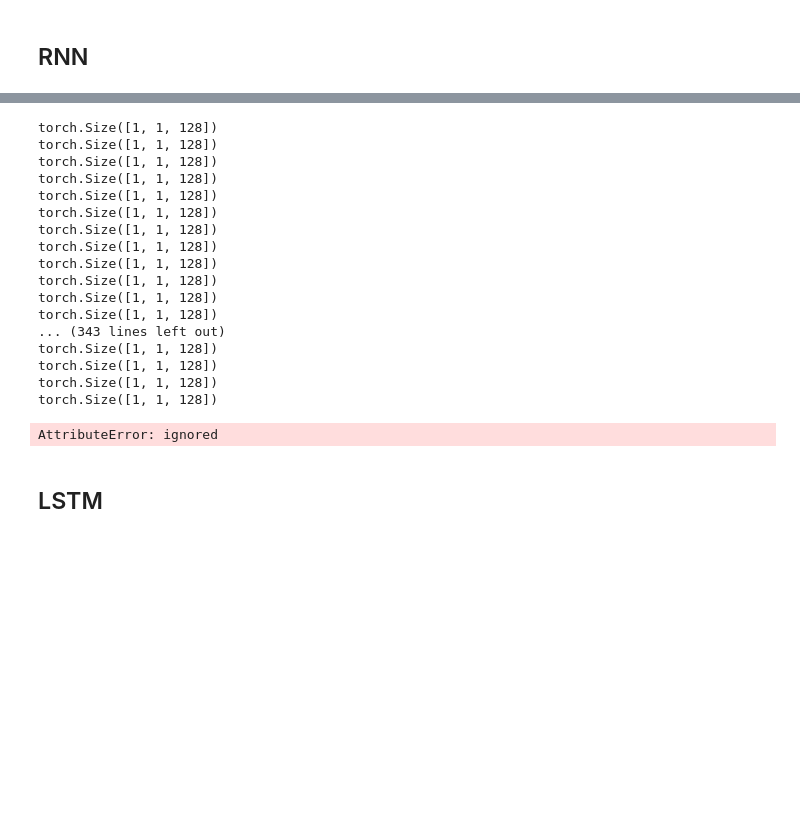
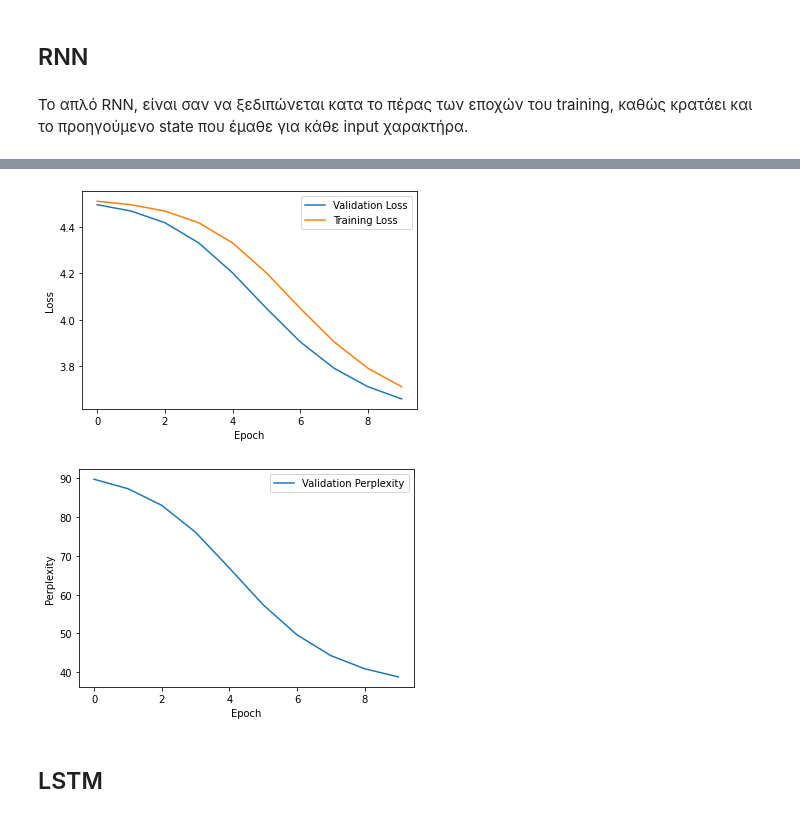
Before and after one commit to icsd13152/NLP_Exercises, a Jupyter notebook: NLP_Exe2.ipynb, the cells around one changed output, grey strips where cells are left out. Cells and saved outputs as stored; diff of their text form; code cells hidden in the pictures; blank space fills up the shorter version.

```diff
--- a/NLP_Exe2.ipynb
+++ b/NLP_Exe2.ipynb
@@ -1542,6 +1556,8 @@ Epoch 10 - Training loss 4.51447 - | Train. PPL:  91.329 | Val. PPL:  91.312
 Αξίζει να σημειωθεί εδω οτι έγινε, ένα μικρό parameter tuning, αλλά δεν υπήρξε χρόνος για περισσότερο. Ίσως σε κάποια μελλοντική δουλειά να μπορεί να γίνει.
 # %% [markdown]
 ## RNN
+# %% [markdown]
+Το απλό RNN, είναι σαν να ξεδιπώνεται κατα το πέρας των εποχών του training, καθώς κρατάει και το προηγούμενο state που έμαθε για κάθε input χαρακτήρα.
 # %%
 class NetRNN(nn.Module):
    def __init__(self,input_size,hidden_size,num_layers,output_size):
@@ -1580,13 +1596,13 @@ import matplotlib.pyplot as plt
 val_lossList = list()
 train_lossList = list()
 valPerplexityRNN = list()
-def evaluate(genereator,model,x_val,y_val,bz):
+def evaluate(genereator,model,lossFunc,x_val,y_val,bz):
     val_loss = 0
     with torch.no_grad():
         state = genereator.NetRNN.init_hidden(batch_size = bz)
         for c in range(genereator.chunk_len):
             output, state = genereator.NetRNN(x_val[:,c],state)
-            val_loss += genereator.lossFunc(output,y_val[:,c])
+            val_loss += lossFunc(output,y_val[:,c])
         val_loss = val_loss.item()/genereator.chunk_len
     return val_loss
 class Generator():
@@ -1660,7 +1676,7 @@ class Generator():
         # if epoch % self.print_every == 0:
         #     print(f'Train Loss: {train_loss}')
 
-        val_loss = evaluate(self,self.NetRNN, inputVal,targetVal,self.batch_size)
+        val_loss = evaluate(self,self.NetRNN, lossFunc,inputVal,targetVal,self.batch_size)
         ppl = math.exp(val_loss)
 
         if ppl <= ppl_min:
@@ -1679,13 +1695,13 @@ class Generator():
     self.showPerplexity(valPerplexityRNN)
 def generateText(generator,initString = 'και', pred_len = 10):
       model = NetRNN(len(char_to_idx), generator.hidden_size, generator.num_layers,len(char_to_idx))
-      model.load_state_dict(torch.load('model.pt'))
+      # model.load_state_dict(torch.load('model.pt'))
       hidden,cell = model.init_hidden(batch_size=generator.batch_size)
       init_input = generator.char_To_tensor(initString)
       predicted = initString
 
       for p in range(len(initString)-1):
-          _,(hidenn,cell) = model(init_input[p].view(1).to(device),hidden,cell)
+          (hidden,cell) = model(init_input[p].view(1).to(device),hidden,cell)
 
       prev_char = init_input[-1]
       for p in range(pred_len):
@@ -1702,5 +1718,5 @@ def generateText(generator,initString = 'και', pred_len = 10):
 gen1 = Generator()
 gen1.train()
 
-generateText(gen1)
+# generateText(gen1)
 # %% [output]
@@ -1724,20 +1733,4 @@ torch.Size([1, 1, 128])
-torch.Size([1, 1, 128])
-torch.Size([1, 1, 128])
-torch.Size([1, 1, 128])
-torch.Size([1, 1, 128])
-torch.Size([1, 1, 128])
-torch.Size([1, 1, 128])
-torch.Size([1, 1, 128])
-torch.Size([1, 1, 128])
-torch.Size([1, 1, 128])
-torch.Size([1, 1, 128])
-torch.Size([1, 1, 128])
-torch.Size([1, 1, 128])
-... (343 lines left out)
-torch.Size([1, 1, 128])
-torch.Size([1, 1, 128])
-torch.Size([1, 1, 128])
-torch.Size([1, 1, 128])
-AttributeError: ignored
+[figure, added]
+[figure, added]
 # %% [markdown]
 ## LSTM
```
Also changed, not shown: parts of 16 cells of this notebook.
